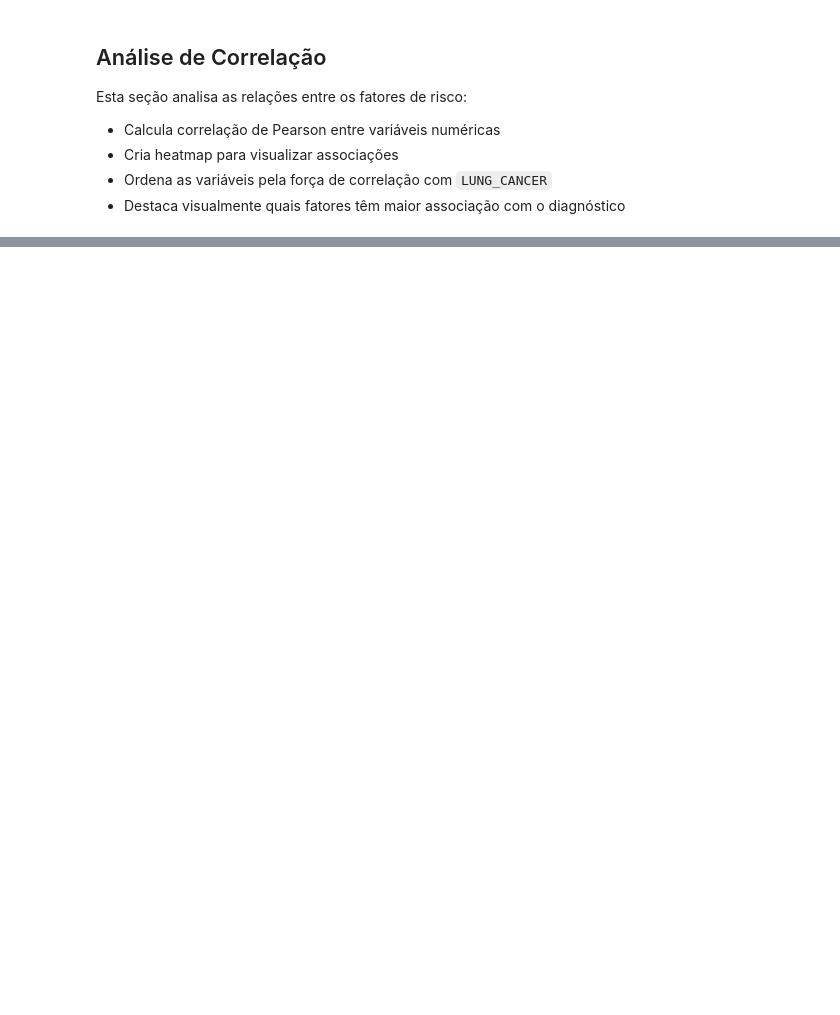
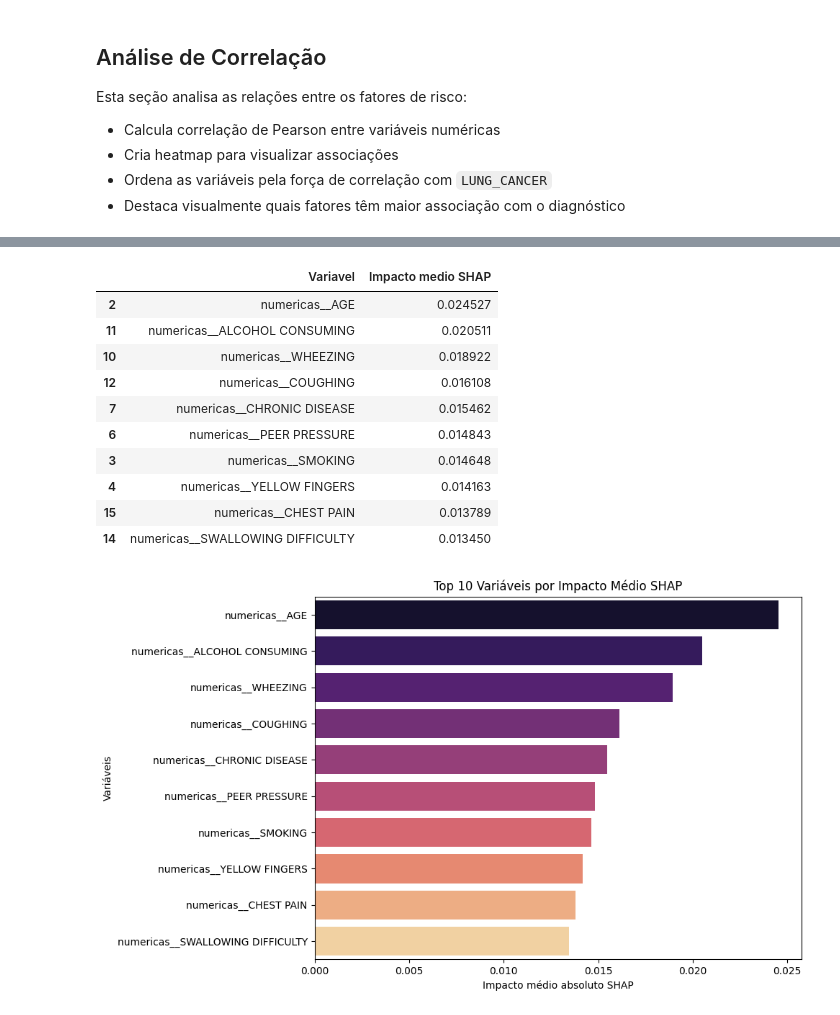
Before and after one commit to fiap-grupo-xpto/fiap-tech-challenge-fase-2, a Jupyter notebook: train_model/analise_cancer.ipynb, the cells around one changed output, grey strips where cells are left out. Drawn from its saved outputs; the diff is of its cells as text; code cells hidden in the pictures; blank space fills up the shorter version.

```diff
--- a/train_model/analise_cancer.ipynb
+++ b/train_model/analise_cancer.ipynb
@@ -400 +609,48 @@ Correlação das variáveis com LUNG_CANCER:
+# %%
+# Explicabilidade com SHAP
+if shap is None:
+    print('SHAP não está instalado no ambiente atual.')
+else:
+    X_test_transformado = modelo_explicativo.named_steps['preprocessador'].transform(X_test)
+    if hasattr(X_test_transformado, 'toarray'):
+        X_test_transformado = X_test_transformado.toarray()
+
+    amostra_teste = X_test_transformado[: min(200, len(X_test_transformado))]
+    explicador = shap.TreeExplainer(modelo_explicativo.named_steps['classificador'])
+    shap_values = explicador.shap_values(amostra_teste)
+
+    if isinstance(shap_values, list):
+        shap_classe_positiva = shap_values[1]
+    elif getattr(shap_values, 'ndim', 0) == 3:
+        shap_classe_positiva = shap_values[:, :, 1]
+    else:
+        shap_classe_positiva = shap_values
+
+    shap_importancia_df = pd.DataFrame({
+        'Variavel': nomes_features,
+        'Impacto medio SHAP': np.abs(shap_classe_positiva).mean(axis=0)
+    }).sort_values(by='Impacto medio SHAP', ascending=False).head(10)
+
+    display(shap_importancia_df)
+
+    plt.figure(figsize=(10, 6))
+    sns.barplot(data=shap_importancia_df, x='Impacto medio SHAP', y='Variavel', hue='Variavel', palette='magma', legend=False)
+    plt.title('Top 10 Variáveis por Impacto Médio SHAP')
+    plt.xlabel('Impacto médio absoluto SHAP')
+    plt.ylabel('Variáveis')
+    plt.tight_layout()
+    plt.show()
+# %% [output]
+|  | Variavel | Impacto medio SHAP |
+| 2 | numericas__AGE | 0.024527 |
+| 11 | numericas__ALCOHOL CONSUMING | 0.020511 |
+| 10 | numericas__WHEEZING | 0.018922 |
+| 12 | numericas__COUGHING | 0.016108 |
+| 7 | numericas__CHRONIC DISEASE | 0.015462 |
+| 6 | numericas__PEER PRESSURE | 0.014843 |
+| 3 | numericas__SMOKING | 0.014648 |
+| 4 | numericas__YELLOW FINGERS | 0.014163 |
+| 15 | numericas__CHEST PAIN | 0.013789 |
+| 14 | numericas__SWALLOWING DIFFICULTY | 0.013450 |
+[figure, added]
 # %% [markdown]
```
Also changed, not shown: parts of 24 cells of this notebook.
